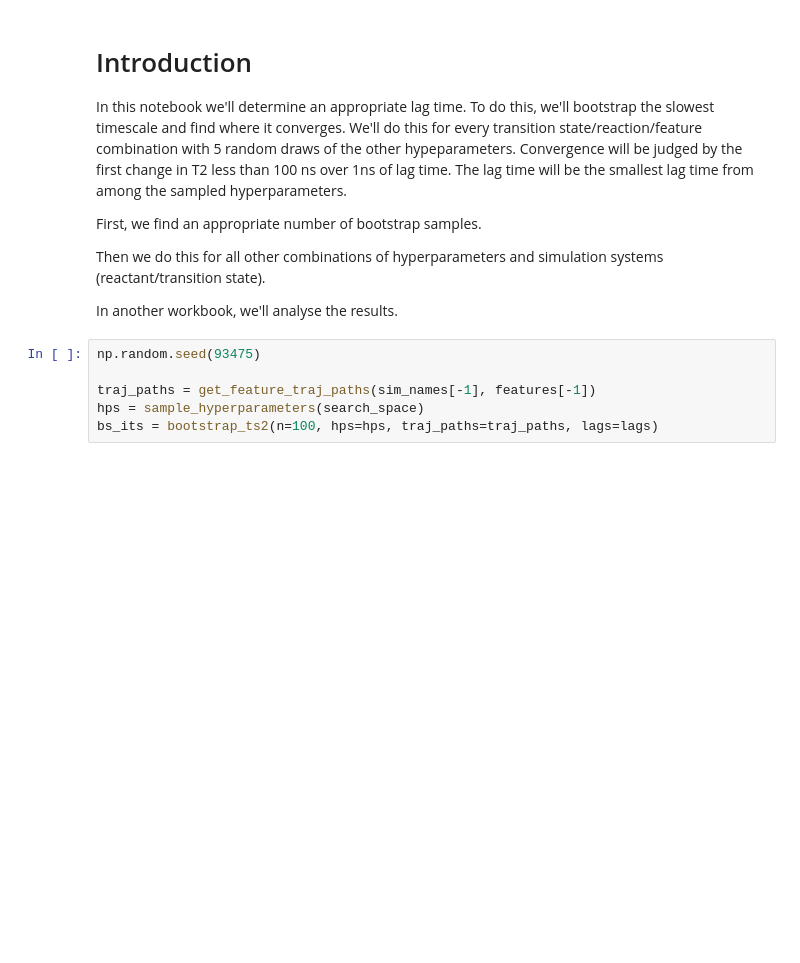
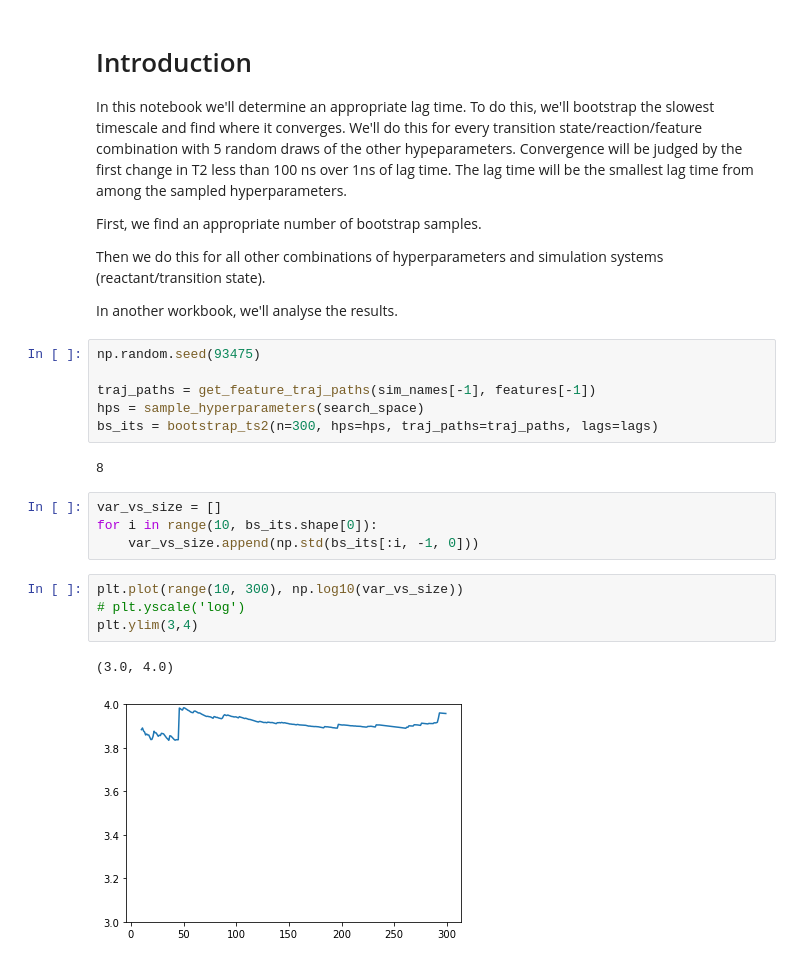
Before and after one commit to RobertArbon/Mal_L, a Jupyter notebook: 5a_determin_lag_time.ipynb, the cells around one changed output. Cells and saved outputs as stored; diff of their text form; blank space fills up the shorter version.

```diff
--- a/5a_determin_lag_time.ipynb
+++ b/5a_determin_lag_time.ipynb
@@ -30,7 +30,20 @@ np.random.seed(93475)
 
 traj_paths = get_feature_traj_paths(sim_names[-1], features[-1])
 hps = sample_hyperparameters(search_space)
-bs_its = bootstrap_ts2(n=100, hps=hps, traj_paths=traj_paths, lags=lags)
+bs_its = bootstrap_ts2(n=300, hps=hps, traj_paths=traj_paths, lags=lags)
+# %% [output]
+8
+# %%
+var_vs_size = []
+for i in range(10, bs_its.shape[0]):
+    var_vs_size.append(np.std(bs_its[:i, -1, 0]))
+# %%
+plt.plot(range(10, 300), np.log10(var_vs_size))
+# plt.yscale('log')
+plt.ylim(3,4)
+# %% [output]
+(3.0, 4.0)
+[figure, added]
 # %%
 mean_bs_its = np.mean(bs_its, axis=0)
 
```
Also changed, not shown: parts of 4 cells of this notebook, 2 other files.
